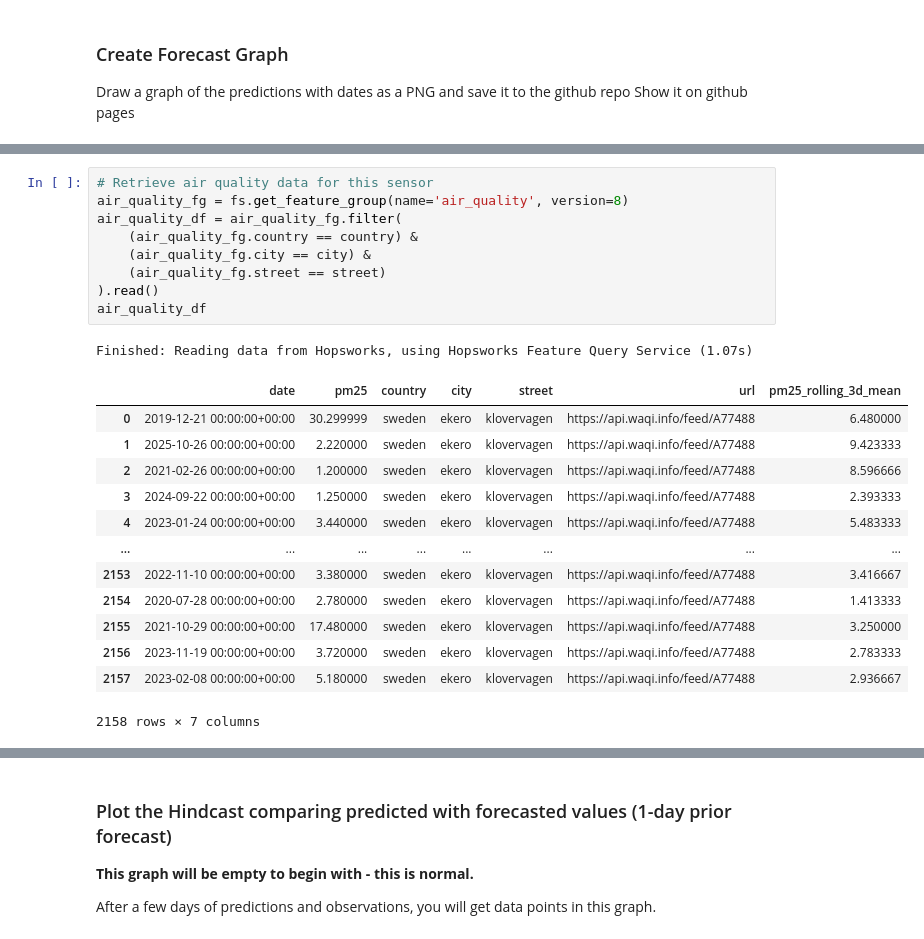
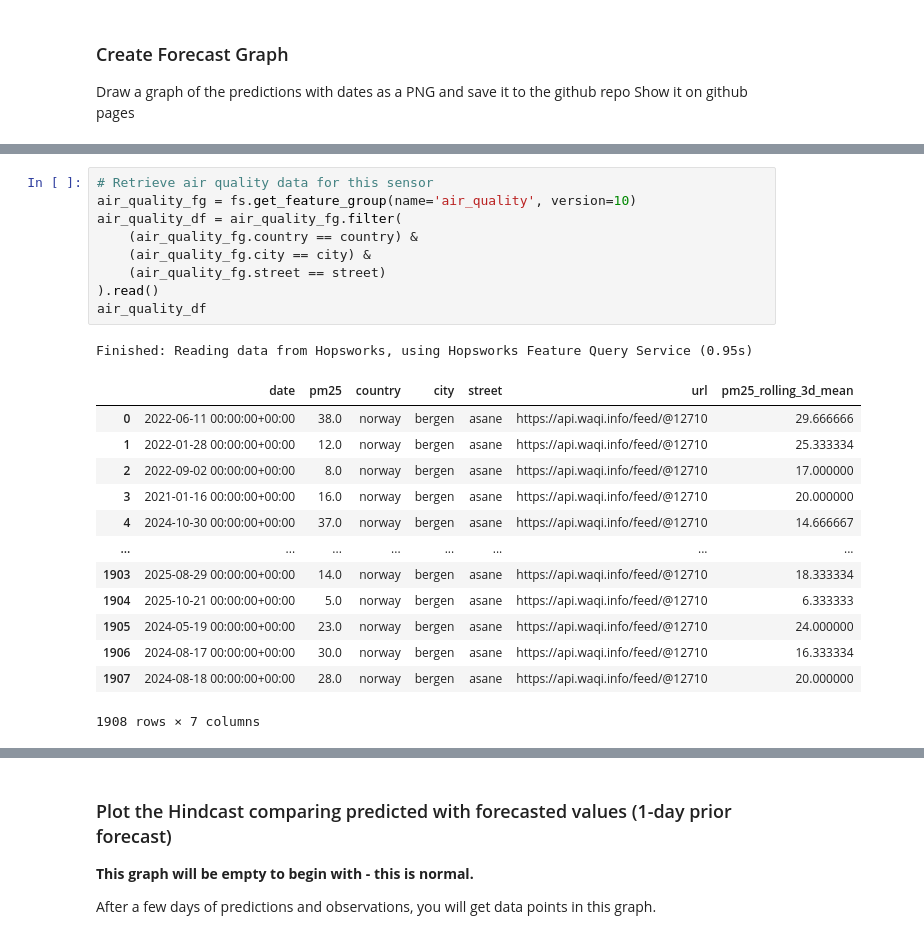
Before and after one commit to datskiw/mlfs-book, a Jupyter notebook: notebooks/airquality/4_air_quality_batch_inference.ipynb, the cells around one changed output, grey strips where cells are left out. Saved outputs shown, nothing was run; the diff lists cells and outputs as text.

```diff
--- a/notebooks/airquality/4_air_quality_batch_inference.ipynb
+++ b/notebooks/airquality/4_air_quality_batch_inference.ipynb
@@ -372,27 +362,27 @@ Finished: Reading data from Hopsworks, using Hopsworks Feature Query Service (1.
 # %%
 # Retrieve air quality data for this sensor
-air_quality_fg = fs.get_feature_group(name='air_quality', version=8)
+air_quality_fg = fs.get_feature_group(name='air_quality', version=10)
 air_quality_df = air_quality_fg.filter(
     (air_quality_fg.country == country) &
     (air_quality_fg.city == city) &
     (air_quality_fg.street == street)
 ).read()
 air_quality_df
 # %% [output]
-Finished: Reading data from Hopsworks, using Hopsworks Feature Query Service (1.07s)
+Finished: Reading data from Hopsworks, using Hopsworks Feature Query Service (0.95s)
 |  | date | pm25 | country | city | street | url | pm25_rolling_3d_mean |
-| 0 | 2019-12-21 00:00:00+00:00 | 30.299999 | sweden | ekero | klovervagen | https://api.waqi.info/feed/A77488 | 6.480000 |
-| 1 | 2025-10-26 00:00:00+00:00 | 2.220000 | sweden | ekero | klovervagen | https://api.waqi.info/feed/A77488 | 9.423333 |
-| 2 | 2021-02-26 00:00:00+00:00 | 1.200000 | sweden | ekero | klovervagen | https://api.waqi.info/feed/A77488 | 8.596666 |
-| 3 | 2024-09-22 00:00:00+00:00 | 1.250000 | sweden | ekero | klovervagen | https://api.waqi.info/feed/A77488 | 2.393333 |
-| 4 | 2023-01-24 00:00:00+00:00 | 3.440000 | sweden | ekero | klovervagen | https://api.waqi.info/feed/A77488 | 5.483333 |
+| 0 | 2022-06-11 00:00:00+00:00 | 38.0 | norway | bergen | asane | https://api.waqi.info/feed/@12710 | 29.666666 |
+| 1 | 2022-01-28 00:00:00+00:00 | 12.0 | norway | bergen | asane | https://api.waqi.info/feed/@12710 | 25.333334 |
+| 2 | 2022-09-02 00:00:00+00:00 | 8.0 | norway | bergen | asane | https://api.waqi.info/feed/@12710 | 17.000000 |
+| 3 | 2021-01-16 00:00:00+00:00 | 16.0 | norway | bergen | asane | https://api.waqi.info/feed/@12710 | 20.000000 |
+| 4 | 2024-10-30 00:00:00+00:00 | 37.0 | norway | bergen | asane | https://api.waqi.info/feed/@12710 | 14.666667 |
 | ... | ... | ... | ... | ... | ... | ... | ... |
-| 2153 | 2022-11-10 00:00:00+00:00 | 3.380000 | sweden | ekero | klovervagen | https://api.waqi.info/feed/A77488 | 3.416667 |
-| 2154 | 2020-07-28 00:00:00+00:00 | 2.780000 | sweden | ekero | klovervagen | https://api.waqi.info/feed/A77488 | 1.413333 |
-| 2155 | 2021-10-29 00:00:00+00:00 | 17.480000 | sweden | ekero | klovervagen | https://api.waqi.info/feed/A77488 | 3.250000 |
-| 2156 | 2023-11-19 00:00:00+00:00 | 3.720000 | sweden | ekero | klovervagen | https://api.waqi.info/feed/A77488 | 2.783333 |
-| 2157 | 2023-02-08 00:00:00+00:00 | 5.180000 | sweden | ekero | klovervagen | https://api.waqi.info/feed/A77488 | 2.936667 |
+| 1903 | 2025-08-29 00:00:00+00:00 | 14.0 | norway | bergen | asane | https://api.waqi.info/feed/@12710 | 18.333334 |
+| 1904 | 2025-10-21 00:00:00+00:00 | 5.0 | norway | bergen | asane | https://api.waqi.info/feed/@12710 | 6.333333 |
+| 1905 | 2024-05-19 00:00:00+00:00 | 23.0 | norway | bergen | asane | https://api.waqi.info/feed/@12710 | 24.000000 |
+| 1906 | 2024-08-17 00:00:00+00:00 | 30.0 | norway | bergen | asane | https://api.waqi.info/feed/@12710 | 16.333334 |
+| 1907 | 2024-08-18 00:00:00+00:00 | 28.0 | norway | bergen | asane | https://api.waqi.info/feed/@12710 | 20.000000 |
-2158 rows × 7 columns
+1908 rows × 7 columns
 # %%
 outcome_df = air_quality_df[['date', 'pm25']]
 preds_df =  monitoring_df[['date', 'predicted_pm25']]
```
Also changed, not shown: parts of 16 cells of this notebook, 3 other files.
